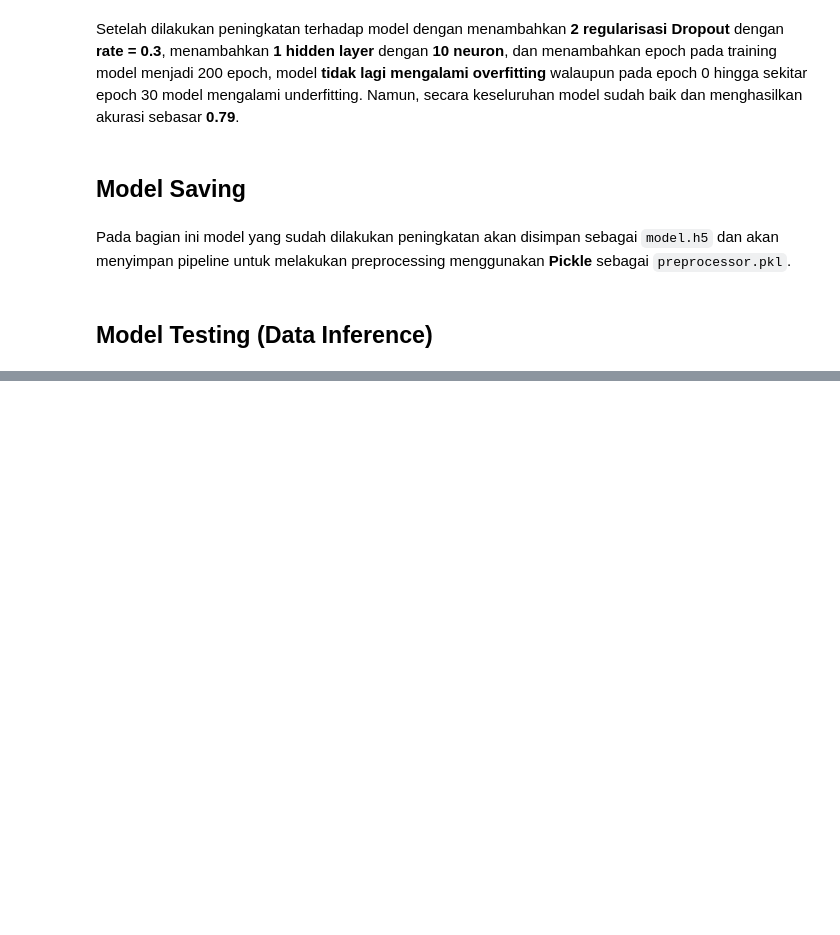
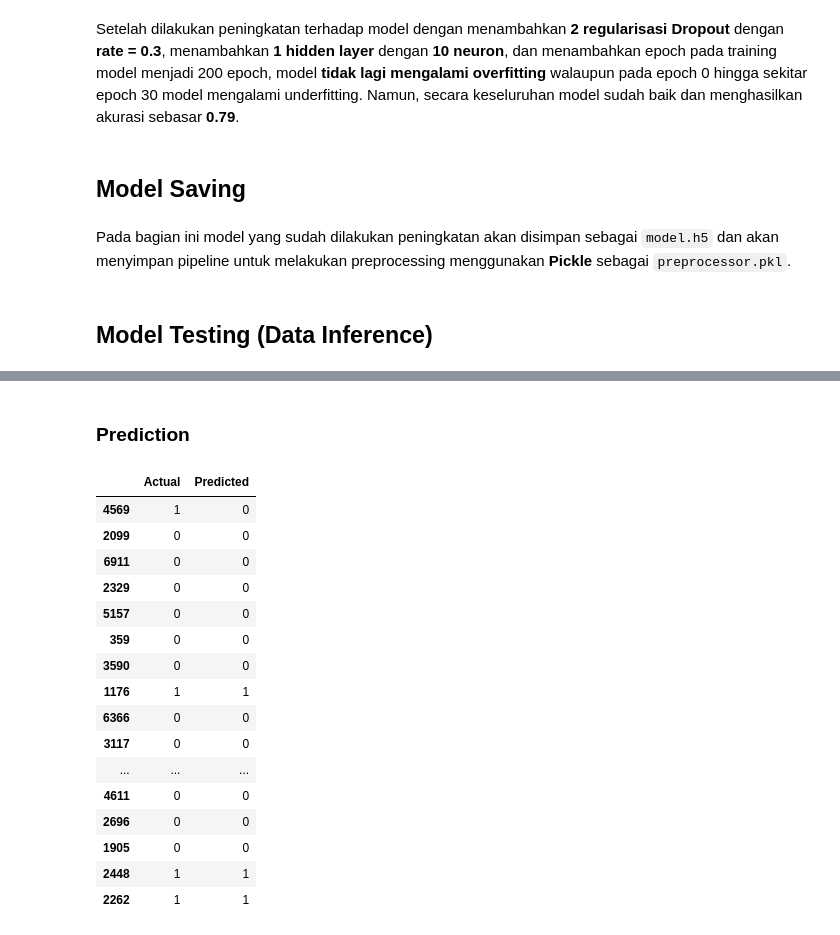
Before and after one commit to Penzragon/h8dsft_Milestone1P2, a Jupyter notebook: script.ipynb, the cells around one changed output, grey strips where cells are left out. Saved outputs shown, nothing was run; the diff lists cells and outputs as text; code cells hidden in the pictures; blank space fills up the shorter version.

```diff
--- a/script.ipynb
+++ b/script.ipynb
@@ -790,0 +825,34 @@ LOAD MODEL:
+# %% [markdown]
+### Prediction
+# %%
+# Split features and target
+X_test = df_test.drop(['Churn'], axis=1) # Features
+y_test = df_test['Churn'] # Target
+
+# Transform the test set
+X_test = preprocessor.transform(X_test)
+
+# Predict the test set
+y_pred = model.predict(X_test).round()
+
+# Create dataframe
+predictions = pd.DataFrame({'Actual': y_test, 'Predicted': y_pred.flatten().astype(int)})
+predictions.head(20)
+# %% [output]
+|  | Actual | Predicted |
+| 4569 | 1 | 0 |
+| 2099 | 0 | 0 |
+| 6911 | 0 | 0 |
+| 2329 | 0 | 0 |
+| 5157 | 0 | 0 |
+| 359 | 0 | 0 |
+| 3590 | 0 | 0 |
+| 1176 | 1 | 1 |
+| 6366 | 0 | 0 |
+| 3117 | 0 | 0 |
+| ... | ... | ... |
+| 4611 | 0 | 0 |
+| 2696 | 0 | 0 |
+| 1905 | 0 | 0 |
+| 2448 | 1 | 1 |
+| 2262 | 1 | 1 |
```
Also changed, not shown: parts of 8 cells of this notebook.
